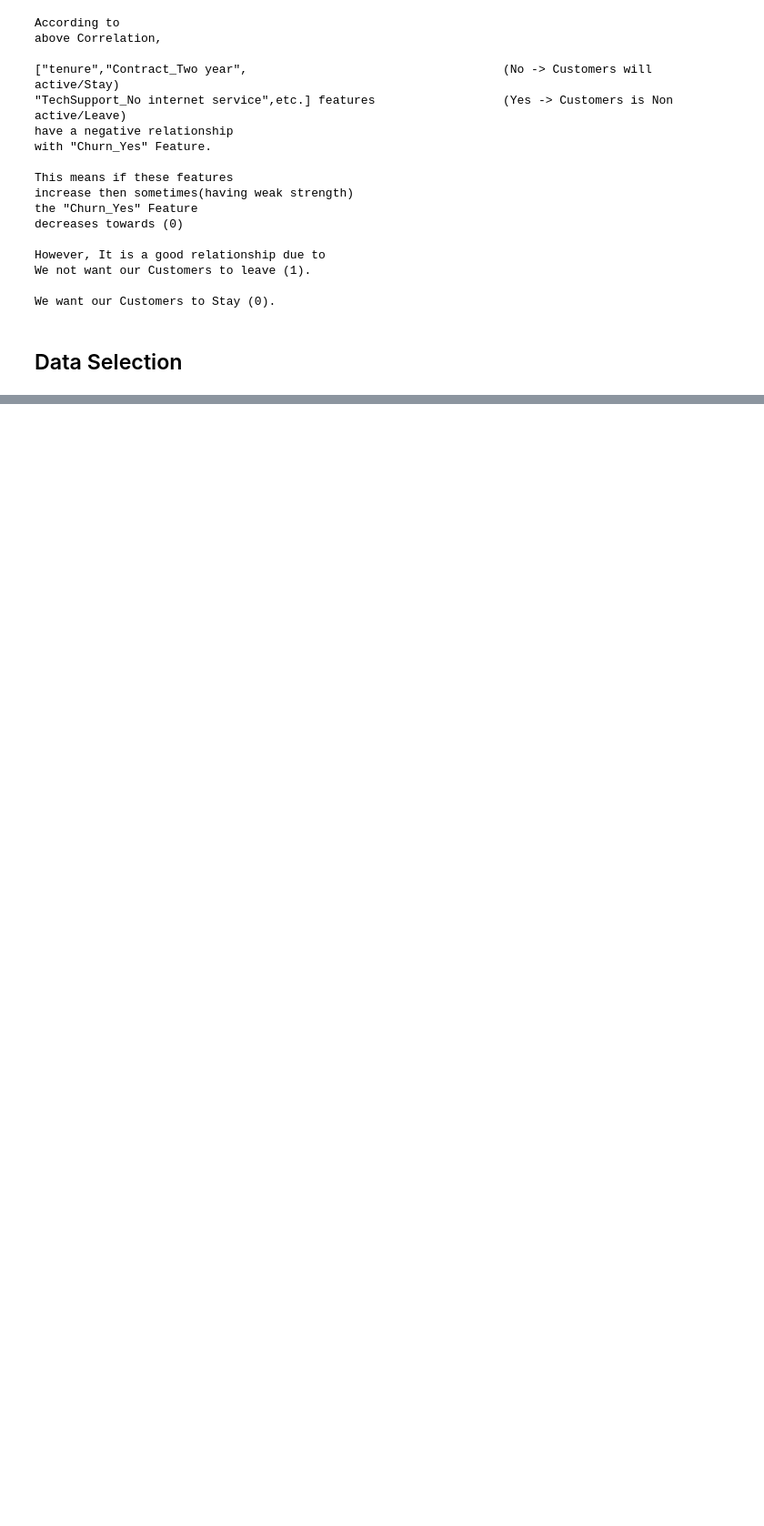
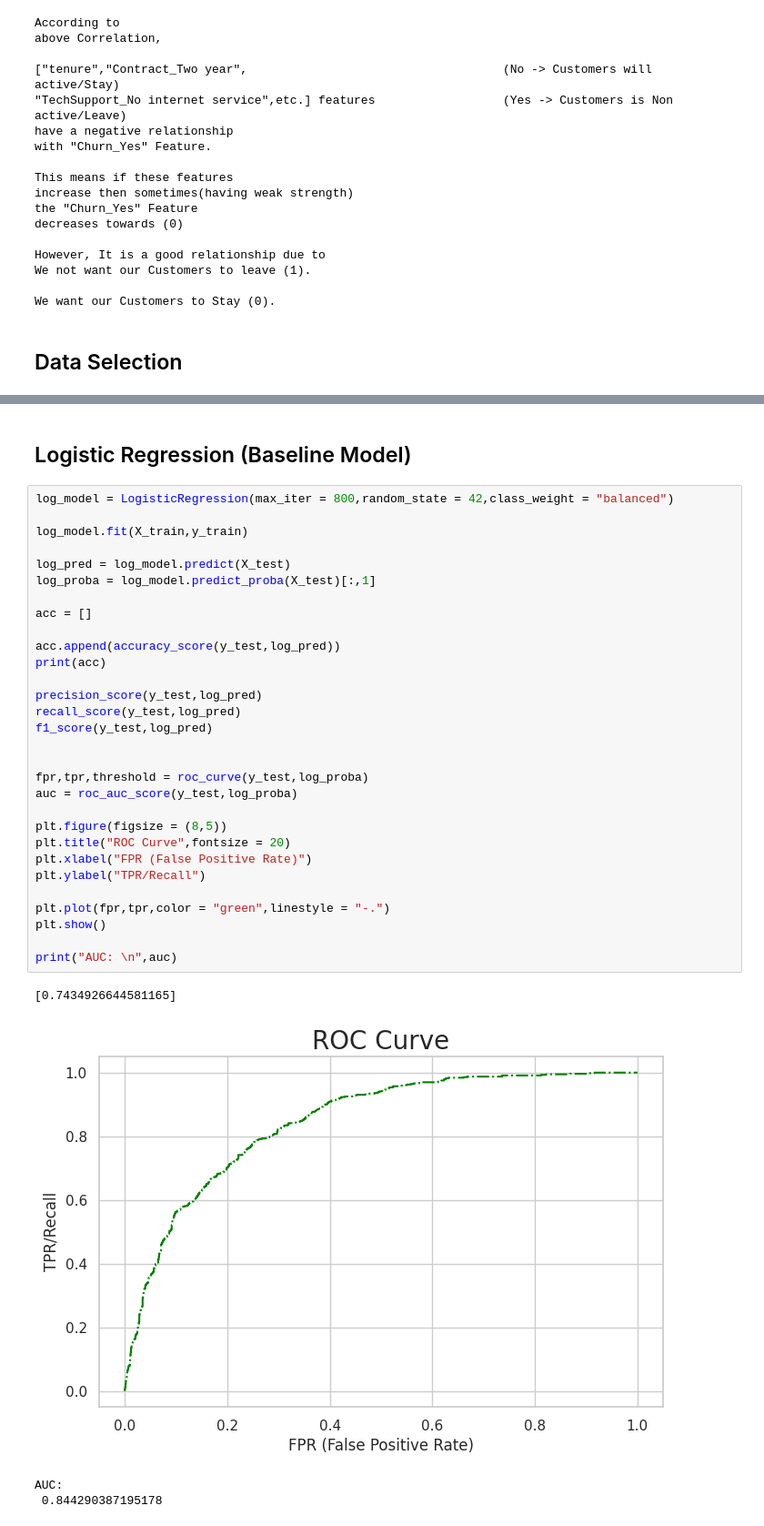
Before and after one commit to ArthJain123/Customer-Churn-Prediction-ML, a Jupyter notebook: Customer_Churn_Prediction.ipynb, the cells around one changed output, grey strips where cells are left out. Shown at 91% size. Cells and saved outputs as stored; diff of their text form; blank space fills up the shorter version.

Commit message:
Add Logistic Regression baseline model

```diff
--- a/Customer_Churn_Prediction.ipynb
+++ b/Customer_Churn_Prediction.ipynb
@@ -691,0 +723,37 @@ X_train,X_test,y_train,y_test = train_test_split(X,y,test_size = 0.3,random_stat
+# %% [markdown]
+## Logistic Regression (Baseline Model)
+# %%
+log_model = LogisticRegression(max_iter = 800,random_state = 42,class_weight = "balanced")
+
+log_model.fit(X_train,y_train)
+
+log_pred = log_model.predict(X_test)
+log_proba = log_model.predict_proba(X_test)[:,1]
+
+acc = []
+
+acc.append(accuracy_score(y_test,log_pred))
+print(acc)
+
+precision_score(y_test,log_pred)
+recall_score(y_test,log_pred)
+f1_score(y_test,log_pred)
+
+
+fpr,tpr,threshold = roc_curve(y_test,log_proba)
+auc = roc_auc_score(y_test,log_proba)
+
+plt.figure(figsize = (8,5))
+plt.title("ROC Curve",fontsize = 20)
+plt.xlabel("FPR (False Positive Rate)")
+plt.ylabel("TPR/Recall")
+
+plt.plot(fpr,tpr,color = "green",linestyle = "-.")
+plt.show()
+
+print("AUC: \n",auc)
+# %% [output]
+[0.7434926644581165]
+[figure, added]
+AUC:
+ 0.844290387195178
```
Also changed, not shown: parts of 3 cells of this notebook.
